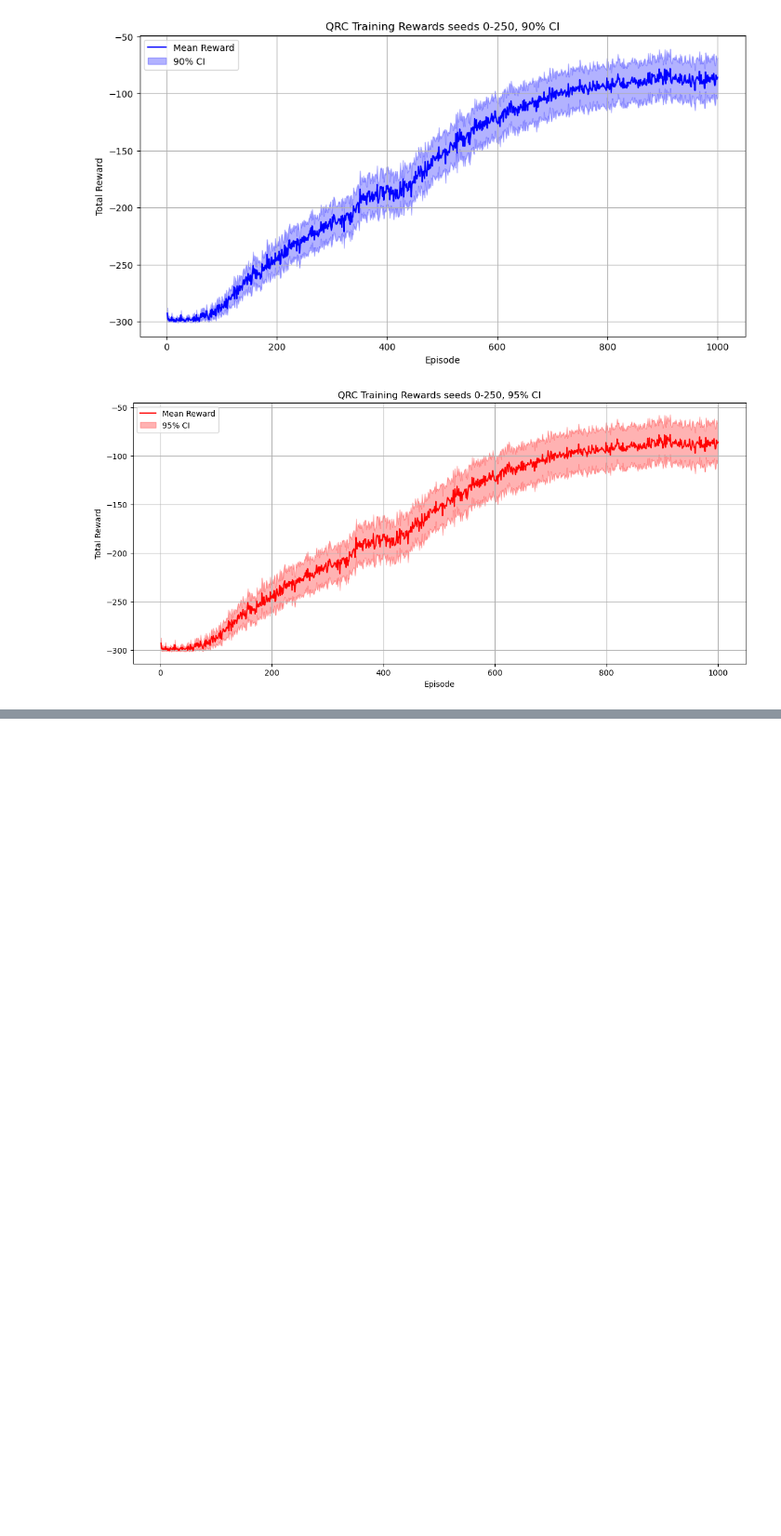
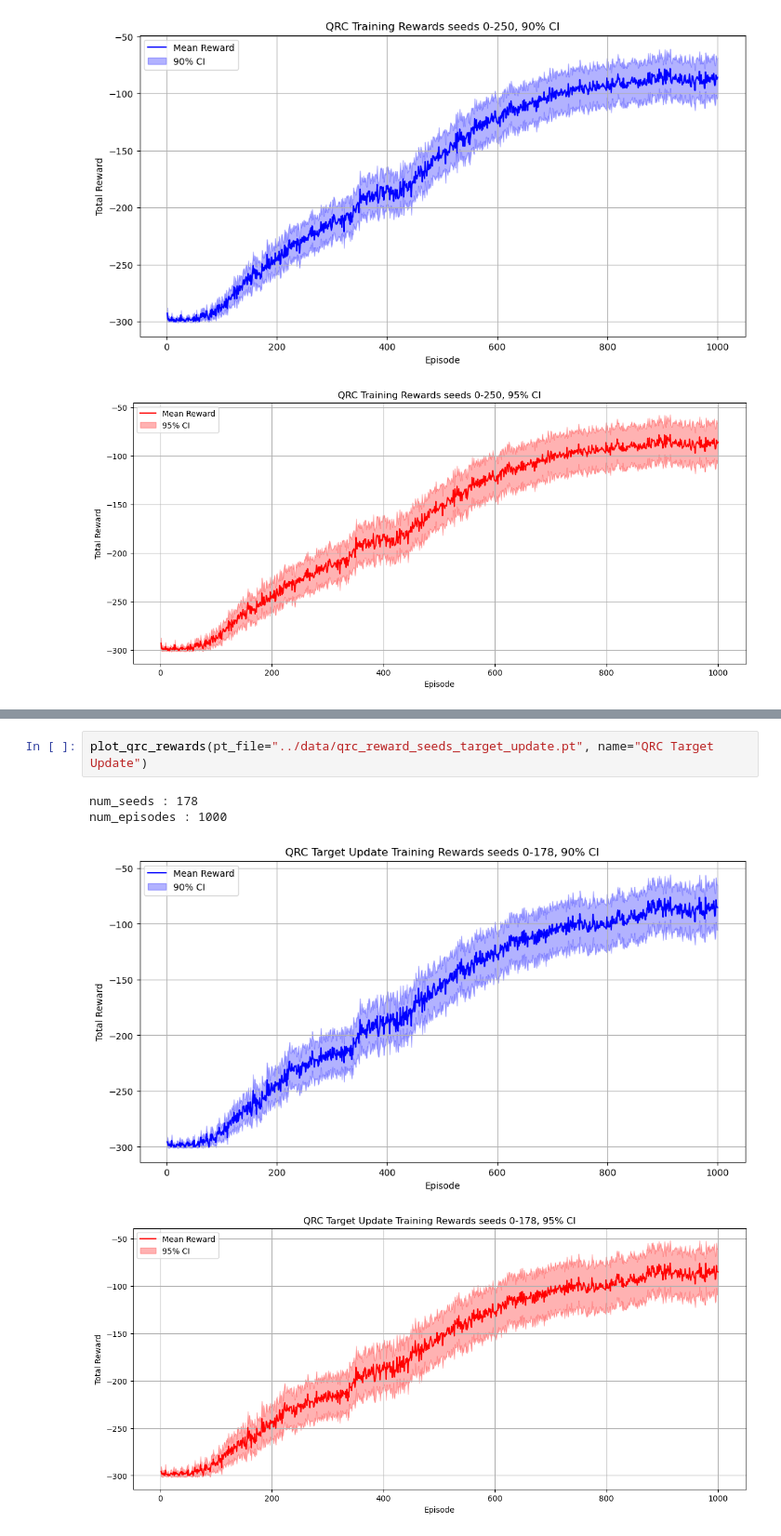
Before and after one commit to LukasOttenhof/CMPUT655-Project, a Jupyter notebook: Analysis/QRC_analysis.ipynb, the cells around one changed output, grey strips where cells are left out. Shown at 93% size. Cells and saved outputs as stored; diff of their text form; blank space fills up the shorter version.

```diff
--- a/Analysis/QRC_analysis.ipynb
+++ b/Analysis/QRC_analysis.ipynb
@@ -73,0 +74,7 @@ num_episodes : 1000
+# %%
+plot_qrc_rewards(pt_file="../data/qrc_reward_seeds_target_update.pt", name="QRC Target Update")
+# %% [output]
+num_seeds : 178
+num_episodes : 1000
+[figure, added]
+[figure, added]
```
Also changed, not shown: parts of 5 cells of this notebook, 7 other files.
